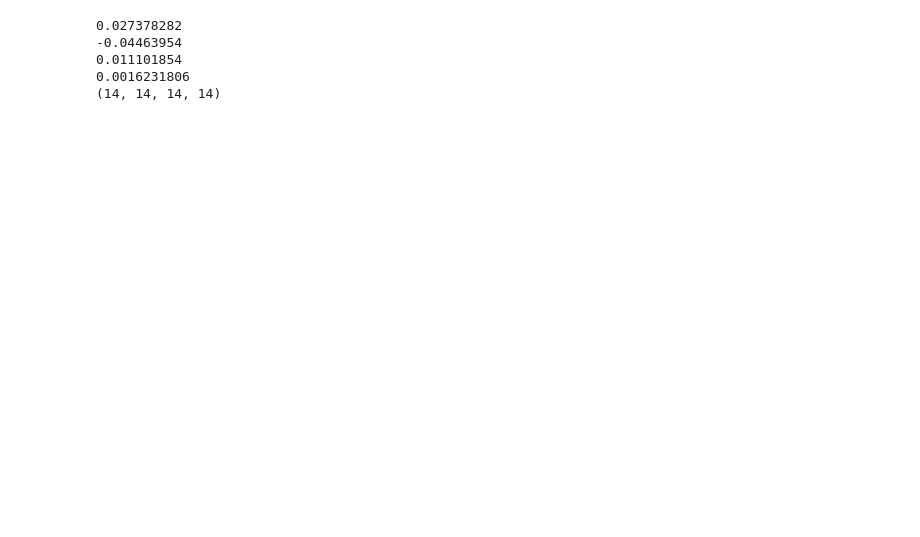
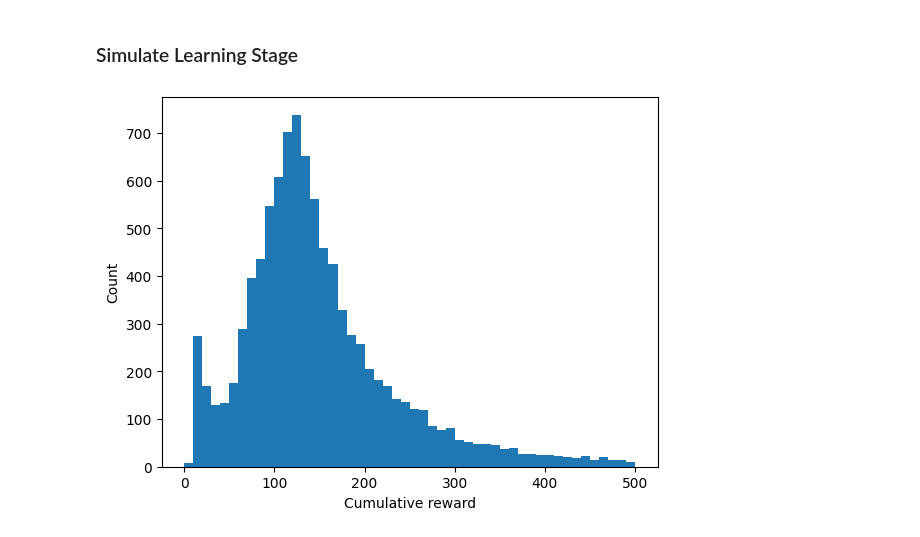
Before and after one commit to timothychangke/cart-pole, a Jupyter notebook: cartpole-q-learning.ipynb, the cells around one changed output. Drawn from its saved outputs; the diff is of its cells as text; code cells hidden in the pictures; blank space fills up the shorter version.

Commit message:
updated q learning code

```diff
--- a/cartpole-q-learning.ipynb
+++ b/cartpole-q-learning.ipynb
@@ -175,5 +178,8 @@ def calculate_action(episode_count, action_number, epsilon, q_matrix, current_st
         return np.random.choice(action_number)
 
     else:
-        return np.random.choice(np.where(q_matrix[current_state_index] ==
-                                         np.max(q_matrix[current_state_index]))[0])
+        # numpy.argmax(a, axis=None, out=None, *, keepdims=<no value>)
+        # Returns the indices of the maximum values along an axis
+        # e.g. numpy.argmax([0, 1, 2, 5, 3, 4])
+        # output: 3
+        return np.argmax(q_matrix[current_state_index])
@@ -262,20 +240,13 @@ print(pole_angular_velocity_bin) # debug
-# %%
-current_state_index = calculate_state_index(state)
-print(state[0])
-print(state[1])
-print(state[2])
-print(state[3])
-print(current_state_index) # debug
-# %% [output]
-0.027378282
--0.04463954
-0.011101854
-0.0016231806
-(14, 14, 14, 14)
+# %% [markdown]
+### Simulate Learning Stage
 # %%
+env = gym.make('CartPole-v1')
+state, _ = env.reset()
+
+# constants
+number_of_episodes = 10000
 number_of_actions = env.action_space.n
+q_matrix = np.random.uniform(low=0, high=1, size=(cart_position_number_of_bins, cart_velocity_number_of_bins, pole_angle_number_of_bins, pole_angular_velocity_number_of_bins, number_of_actions))
+gamma = 1
+alpha = 0.1
 epsilon = 0.2
-q_matrix = np.random.uniform(low=0, high=1, size=(cart_position_number_of_bins, cart_velocity_number_of_bins, pole_angle_number_of_bins, pole_angular_velocity_number_of_bins, number_of_actions))
-
-action = calculate_action(1000, number_of_actions, epsilon, q_matrix, current_state_index)
-# print(action) # debug
@@ -286,0 +253,23 @@ all_episodes_reward, updated_q_matrix = simulate_episodes(number_of_episodes, en
+# %%
+all_episodes_reward = []
+
+for episode_count in tqdm(range(number_of_episodes)):
+    state, _ = env.reset()
+    state = list(state)
+    # print(f"Episode Count: {episode_count}") # debug
+
+    # at half the total episodes, slowly reduce epsilon values to prioritise exploitation over exploration
+    if episode_count > number_of_episodes//2:
+        epsilon = 0.999 * epsilon
+
+    episode_reward, q_matrix = q_learning(state, episode_count,  env, epsilon, number_of_actions, q_matrix, gamma, alpha)
+    all_episodes_reward.append(np.sum(episode_reward))
+
+env.close()
+# %%
+plt.hist(all_episodes_reward, bins=50, range=(0,500))
+plt.xlabel('Cumulative reward')
+plt.ylabel('Count')
+plt.show()
+# %% [output]
+[figure, added]
```
Also changed, not shown: parts of 32 cells of this notebook.
